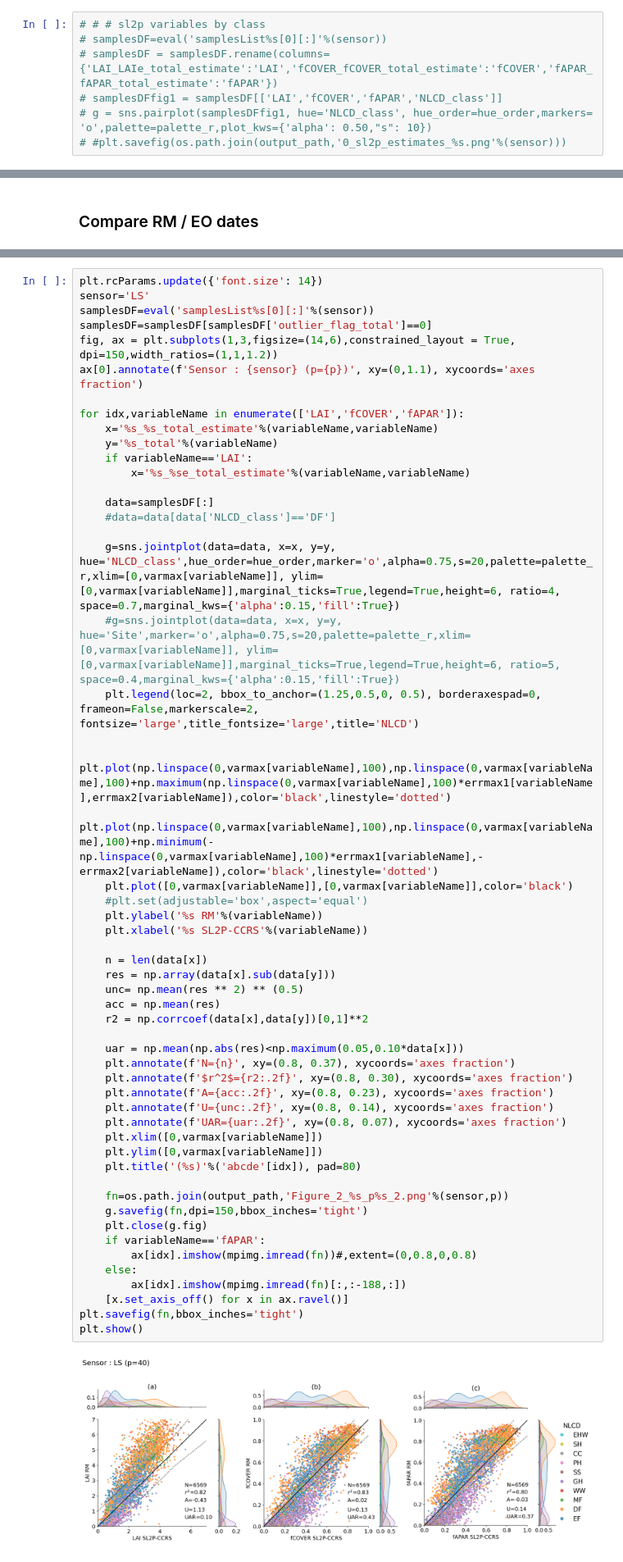
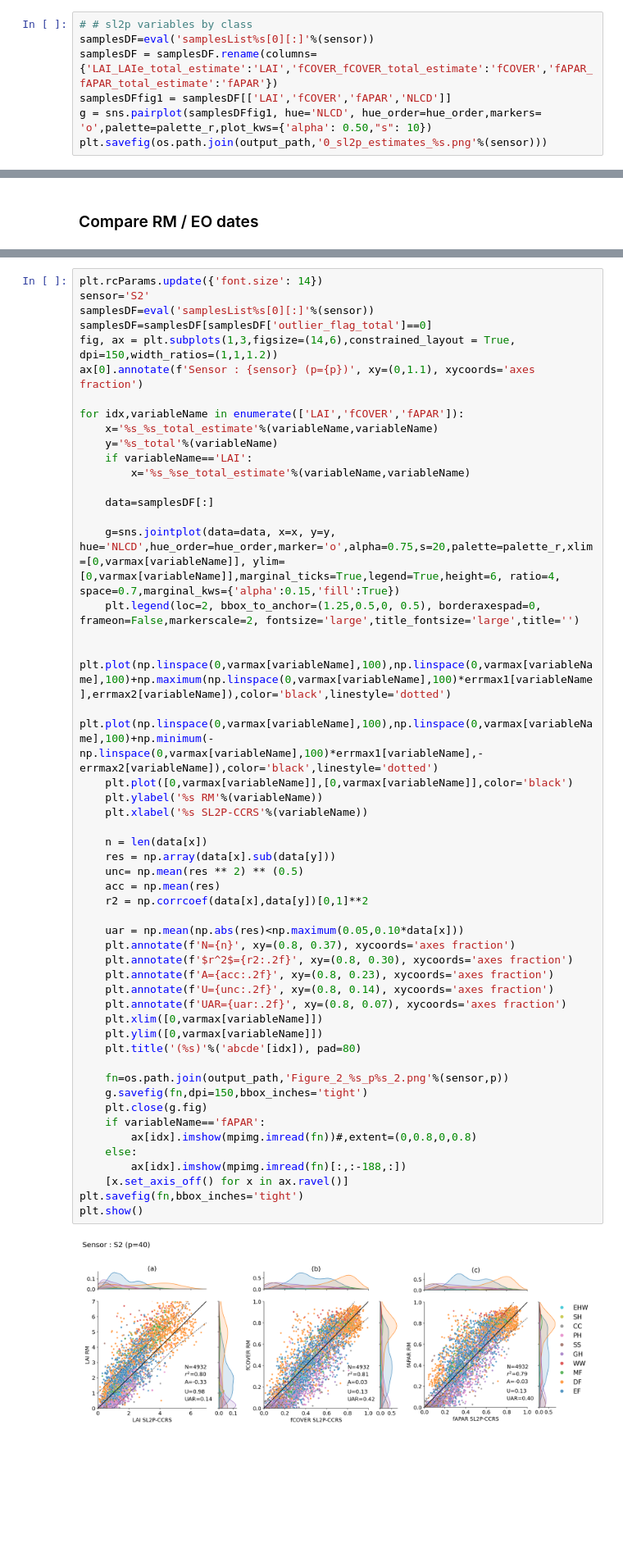
Before and after one commit to djamainajib/Landsat-Validation-paper, a Jupyter notebook: 1_Validation-LEAF-Toolbox-SL2P-LS_NEON_ND-LS.ipynb, the cells around one changed output, grey strips where cells are left out. Shown at 82% size. Drawn from its saved outputs; the diff is of its cells as text; blank space fills up the shorter version.

```diff
--- a/1_Validation-LEAF-Toolbox-SL2P-LS_NEON_ND-LS.ipynb
+++ b/1_Validation-LEAF-Toolbox-SL2P-LS_NEON_ND-LS.ipynb
@@ -496,7 +498,7 @@ Done
 # %%
-# # # sl2p variables by class
-# samplesDF=eval('samplesList%s[0][:]'%(sensor))
-# samplesDF = samplesDF.rename(columns={'LAI_LAIe_total_estimate':'LAI','fCOVER_fCOVER_total_estimate':'fCOVER','fAPAR_fAPAR_total_estimate':'fAPAR'})
-# samplesDFfig1 = samplesDF[['LAI','fCOVER','fAPAR','NLCD_class']]
-# g = sns.pairplot(samplesDFfig1, hue='NLCD_class', hue_order=hue_order,markers= 'o',palette=palette_r,plot_kws={'alpha': 0.50,"s": 10})
-# #plt.savefig(os.path.join(output_path,'0_sl2p_estimates_%s.png'%(sensor)))
+# # sl2p variables by class
+samplesDF=eval('samplesList%s[0][:]'%(sensor))
+samplesDF = samplesDF.rename(columns={'LAI_LAIe_total_estimate':'LAI','fCOVER_fCOVER_total_estimate':'fCOVER','fAPAR_fAPAR_total_estimate':'fAPAR'})
+samplesDFfig1 = samplesDF[['LAI','fCOVER','fAPAR','NLCD']]
+g = sns.pairplot(samplesDFfig1, hue='NLCD', hue_order=hue_order,markers= 'o',palette=palette_r,plot_kws={'alpha': 0.50,"s": 10})
+plt.savefig(os.path.join(output_path,'0_sl2p_estimates_%s.png'%(sensor)))
@@ -566,7 +570,7 @@ def compute_stats(dfsub,x='x',y='y'):
     return {'N':n,'res':res,'R2':r2,'S':slope,'A':acc,'U':unc,'min_x':dfsub[x].min(),'max_x':dfsub[x].max(),'median_x':dfsub[x].median()}
 # %%
 plt.rcParams.update({'font.size': 14})
-sensor='LS'
+sensor='S2'
 samplesDF=eval('samplesList%s[0][:]'%(sensor))
 samplesDF=samplesDF[samplesDF['outlier_flag_total']==0]
 fig, ax = plt.subplots(1,3,figsize=(14,6),constrained_layout = True, dpi=150,width_ratios=(1,1,1.2))
@@ -579,45 +583,42 @@ for idx,variableName in enumerate(['LAI','fCOVER','fAPAR']):
         x='%s_%se_total_estimate'%(variableName,variableName)
 
     data=samplesDF[:]
-    #data=data[data['NLCD_class']=='DF']
 
-    g=sns.jointplot(data=data, x=x, y=y, hue='NLCD_class',hue_order=hue_order,marker='o',alpha=0.75,s=20,palette=palette_r,xlim=[0,varmax[variableName]], ylim=[0,varmax[variableName]],marginal_ticks=True,legend=True,height=6, ratio=4, space=0.7,marginal_kws={'alpha':0.15,'fill':True})
-    #g=sns.jointplot(data=data, x=x, y=y, hue='Site',marker='o',alpha=0.75,s=20,palette=palette_r,xlim=[0,varmax[variableName]], ylim=[0,varmax[variableName]],marginal_ticks=True,legend=True,height=6, ratio=5, space=0.4,marginal_kws={'alpha':0.15,'fill':True})
-    plt.legend(loc=2, bbox_to_anchor=(1.25,0.5,0, 0.5), borderaxespad=0, frameon=False,markerscale=2, fontsize='large',title_fontsize='large',title='NLCD')
+    g=sns.jointplot(data=data, x=x, y=y, hue='NLCD',hue_order=hue_order,marker='o',alpha=0.75,s=20,palette=palette_r,xlim=[0,varmax[variableName]], ylim=[0,varmax[variableName]],marginal_ticks=True,legend=True,height=6, ratio=4, space=0.7,marginal_kws={'alpha':0.15,'fill':True})
+    plt.legend(loc=2, bbox_to_anchor=(1.25,0.5,0, 0.5), borderaxespad=0, frameon=False,markerscale=2, fontsize='large',title_fontsize='large',title='')
 
     plt.plot(np.linspace(0,varmax[variableName],100),np.linspace(0,varmax[variableName],100)+np.maximum(np.linspace(0,varmax[variableName],100)*errmax1[variableName],errmax2[variableName]),color='black',linestyle='dotted')
     plt.plot(np.linspace(0,varmax[variableName],100),np.linspace(0,varmax[variableName],100)+np.minimum(-np.linspace(0,varmax[variableName],100)*errmax1[variableName],-errmax2[variableName]),color='black',linestyle='dotted')
     plt.plot([0,varmax[variableName]],[0,varmax[variableName]],color='black')
-    #plt.set(adjustable='box',aspect='equal')
     plt.ylabel('%s RM'%(variableName))
     plt.xlabel('%s SL2P-CCRS'%(variableName))
 
     n = len(data[x])
     res = np.array(data[x].sub(data[y]))
     unc= np.mean(res ** 2) ** (0.5)
     acc = np.mean(res)
     r2 = np.corrcoef(data[x],data[y])[0,1]**2
 
     uar = np.mean(np.abs(res)<np.maximum(0.05,0.10*data[x]))
     plt.annotate(f'N={n}', xy=(0.8, 0.37), xycoords='axes fraction')
     plt.annotate(f'$r^2$={r2:.2f}', xy=(0.8, 0.30), xycoords='axes fraction')
     plt.annotate(f'A={acc:.2f}', xy=(0.8, 0.23), xycoords='axes fraction')
     plt.annotate(f'U={unc:.2f}', xy=(0.8, 0.14), xycoords='axes fraction')
     plt.annotate(f'UAR={uar:.2f}', xy=(0.8, 0.07), xycoords='axes fraction')
     plt.xlim([0,varmax[variableName]])
     plt.ylim([0,varmax[variableName]])
     plt.title('(%s)'%('abcde'[idx]), pad=80)
 
     fn=os.path.join(output_path,'Figure_2_%s_p%s_2.png'%(sensor,p))
     g.savefig(fn,dpi=150,bbox_inches='tight')
     plt.close(g.fig)
     if variableName=='fAPAR':
         ax[idx].imshow(mpimg.imread(fn))#,extent=(0,0.8,0,0.8)
     else:
         ax[idx].imshow(mpimg.imread(fn)[:,:-188,:])
     [x.set_axis_off() for x in ax.ravel()]
 plt.savefig(fn,bbox_inches='tight')
 plt.show()
 # %% [output]
-[figure, old version]
+[figure, new version]
 # %% [markdown]
```
Also changed, not shown: parts of 30 cells of this notebook.
